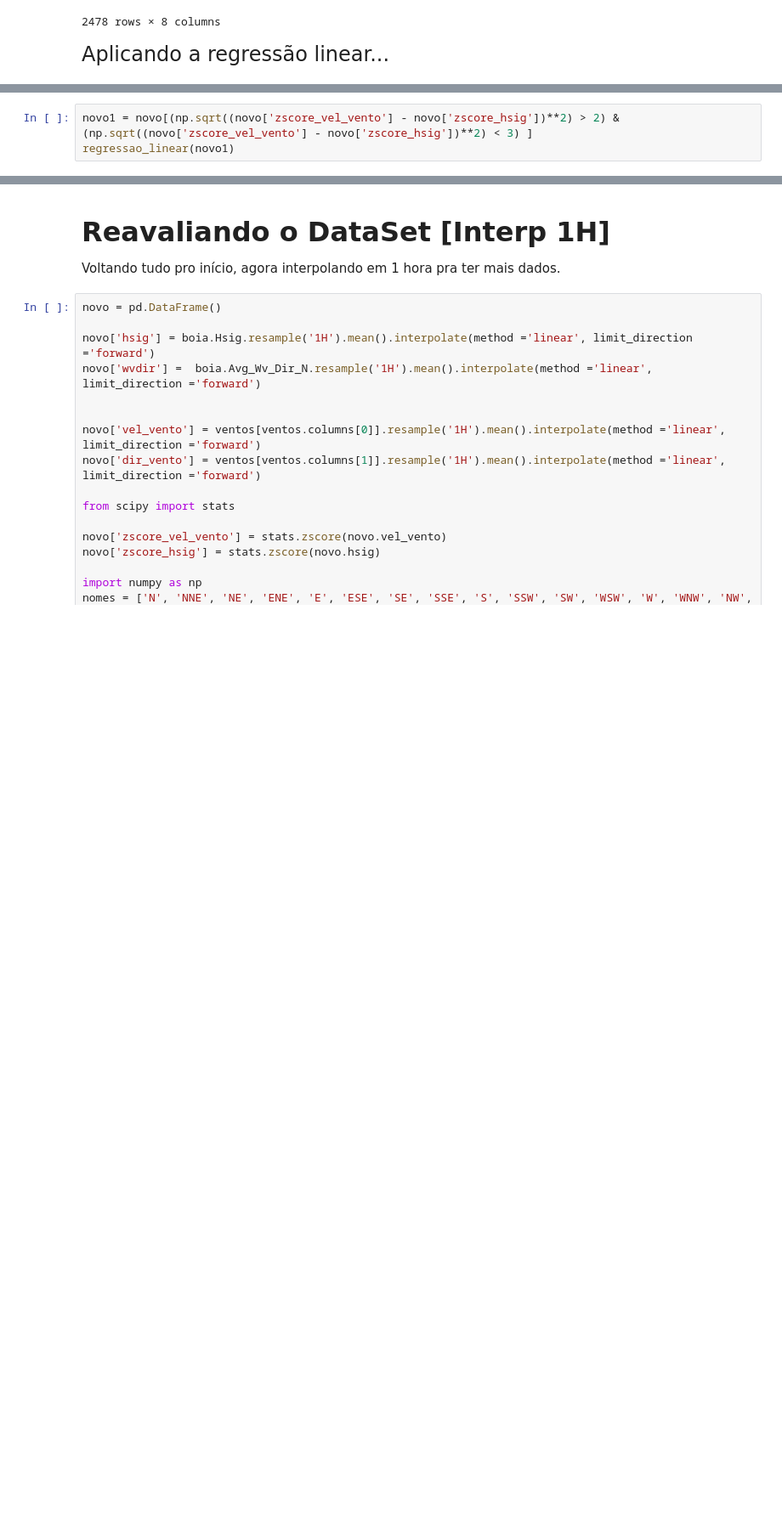
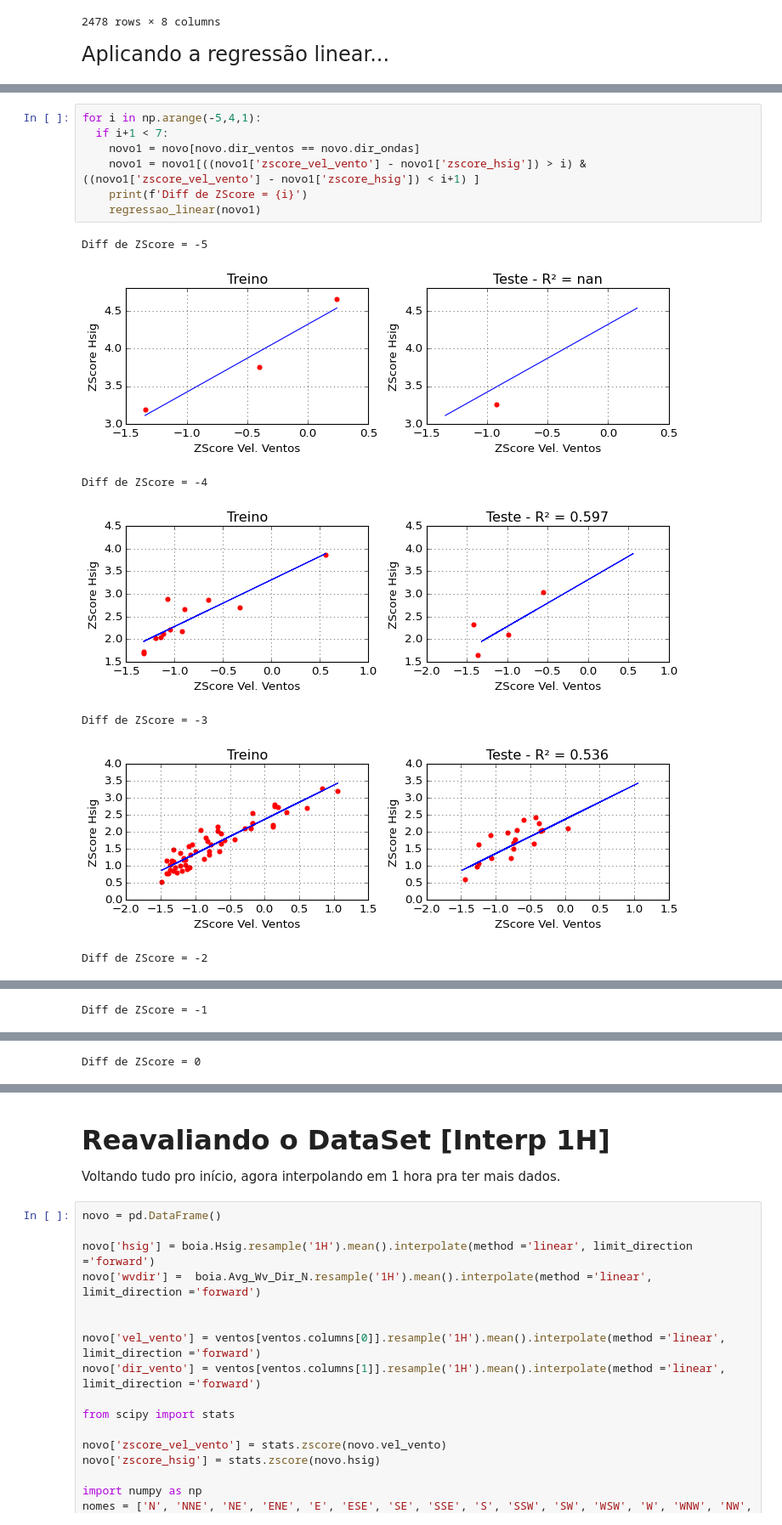
Before and after one commit to jonatanriq/oceanografia, a Jupyter notebook: analise_simcosta_ipanema.ipynb, the cells around one changed output, grey strips where cells are left out. Shown at 85% size. Saved outputs shown, nothing was run; the diff lists cells and outputs as text; blank space fills up the shorter version.

```diff
--- a/analise_simcosta_ipanema.ipynb
+++ b/analise_simcosta_ipanema.ipynb
@@ -591,3 +589,0 @@ Parece que o regressor possui a mesma performance de antes. Pode-se concluir ent
-# %%
-novo1 = novo[(np.sqrt((novo['zscore_vel_vento'] - novo['zscore_hsig'])**2) > 2) & (np.sqrt((novo['zscore_vel_vento'] - novo['zscore_hsig'])**2) < 3) ]
-regressao_linear(novo1)
@@ -602,0 +624,15 @@ SIM.
+# %%
+for i in np.arange(-5,4,1):
+  if i+1 < 7:
+    novo1 = novo[novo.dir_ventos == novo.dir_ondas]
+    novo1 = novo1[((novo1['zscore_vel_vento'] - novo1['zscore_hsig']) > i) & ((novo1['zscore_vel_vento'] - novo1['zscore_hsig']) < i+1) ]
+    print(f'Diff de ZScore = {i}')
+    regressao_linear(novo1)
+# %% [output]
+Diff de ZScore = -5
+[figure, added]
+Diff de ZScore = -4
+[figure, added]
+Diff de ZScore = -3
+[figure, added]
+Diff de ZScore = -2
@@ -602,0 +640 @@ SIM.
+Diff de ZScore = -1
@@ -602,0 +642 @@ SIM.
+Diff de ZScore = 0
```
Also changed, not shown: parts of 25 cells of this notebook.
